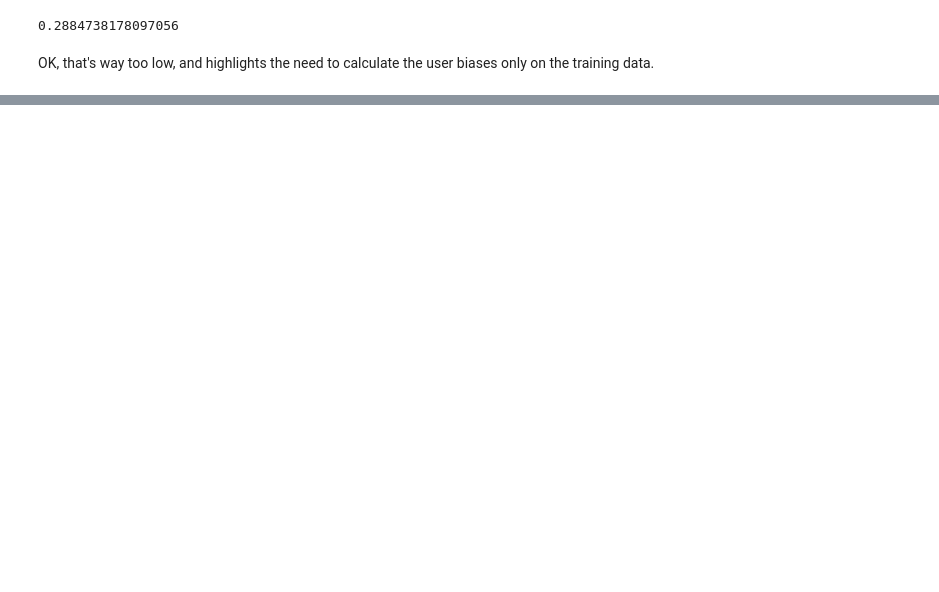
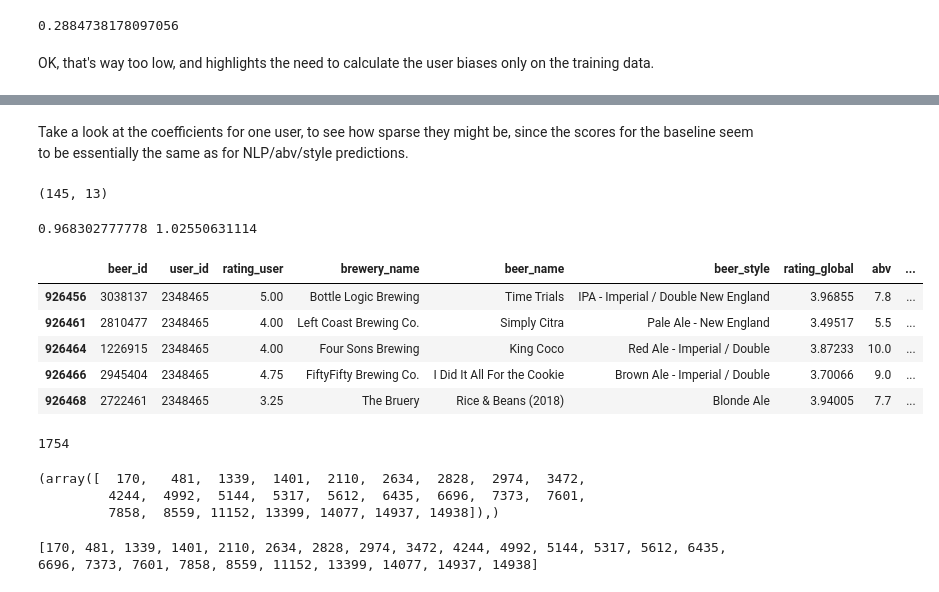
Before and after one commit to ebhtra/springboard, a Jupyter notebook: capstone_1/DescriptionNLP.ipynb, the cells around one changed output, grey strips where cells are left out. Saved outputs shown, nothing was run; the diff lists cells and outputs as text; code cells hidden in the pictures; blank space fills up the shorter version.

```diff
--- a/capstone_1/DescriptionNLP.ipynb
+++ b/capstone_1/DescriptionNLP.ipynb
@@ -575,0 +880,7 @@ OK, that's way too low, and highlights the need to calculate the user biases onl
+# %%
+# try a different sample
+np.random.seed(1)
+sample500 = np.random.choice(fiveplus.user_id.unique(), 500)
+fiveplus['sampled'] = fiveplus.user_id.apply(lambda uid: uid in sample500)
+sample500_scores = test_last(fiveplus[fiveplus.sampled], vecs, beer_id_to_vecs_index, rando=1)
+print(np.mean([val for val in sample500_scores.values()], axis=0))
@@ -575,0 +893,56 @@ OK, that's way too low, and highlights the need to calculate the user biases onl
+# %% [markdown]
+Take a look at the coefficients for one user, to see how sparse they might be, since the scores for the baseline seem to be essentially the same as for NLP/abv/style predictions.
+# %%
+u = sample500[-1]
+udf = fiveplus[fiveplus.user_id == u]
+udf.shape
+# %% [output]
+(145, 13)
+# %%
+ratings = len(udf)
+# use the last rating only as test
+split = ratings - 1
+utrain = udf.iloc[:split, :]
+utest = udf.iloc[split:, :]
+# make the corresponding split to the vector indices, vi
+vi = udf.beer_id.map(beer_id_to_vecs_index)
+trainvecs = vecs[vi[:split], :]
+testvecs = vecs[vi[split:], :]
+# calculate the user's avg generosity/stinginess towards KNOWN ratings
+known_bias = utrain.beer_bias.mean()
+train_targets = utrain.beer_bias - known_bias
+
+stop_early = len(utrain) > 10
+model = SGDRegressor(penalty='elasticnet', early_stopping=stop_early, validation_fraction=0.1,
+                     random_state=1, max_iter=500, tol=1e-5, l1_ratio=0.15)
+model.fit(trainvecs, train_targets)
+
+preds = model.predict(testvecs)
+baseline_preds = utest.rating_global + known_bias
+nlp_preds = (0.3 + 1 / trainvecs.shape[0]) * preds + baseline_preds
+
+diffs_base = baseline_preds - utest.rating_user
+sumsq = np.dot(diffs_base, diffs_base)
+rmse_base = np.sqrt(sumsq / len(diffs_base))
+
+diffs_nlp = nlp_preds - utest.rating_user
+sumsq = np.dot(diffs_nlp, diffs_nlp)
+rmse_nlp = np.sqrt(sumsq / len(diffs_nlp))
+
+print(rmse_base, rmse_nlp)
+# %% [output]
+0.968302777778 1.02550631114
+# %%
+udf.tail()
+# %% [output]
+|  | beer_id | user_id | rating_user | brewery_name | beer_name | beer_style | rating_global | abv | ... |
+| 926456 | 3038137 | 2348465 | 5.00 | Bottle Logic Brewing | Time Trials | IPA - Imperial / Double New England | 3.96855 | 7.8 | ... |
+| 926461 | 2810477 | 2348465 | 4.00 | Left Coast Brewing Co. | Simply Citra | Pale Ale - New England | 3.49517 | 5.5 | ... |
+| 926464 | 1226915 | 2348465 | 4.00 | Four Sons Brewing | King Coco | Red Ale - Imperial / Double | 3.87233 | 10.0 | ... |
+| 926466 | 2945404 | 2348465 | 4.75 | FiftyFifty Brewing Co. | I Did It All For the Cookie | Brown Ale - Imperial / Double | 3.70066 | 9.0 | ... |
+| 926468 | 2722461 | 2348465 | 3.25 | The Bruery | Rice & Beans (2018) | Blonde Ale | 3.94005 | 7.7 | ... |
+# %%
+# how many terms were weighted in the trained model?
+len(np.nonzero(model.coef_)[0])
+# %% [output]
+1754
@@ -575,0 +954,6 @@ OK, that's way too low, and highlights the need to calculate the user biases onl
+# %%
+np.nonzero(vect)
+# %% [output]
+(array([  170,   481,  1339,  1401,  2110,  2634,  2828,  2974,  3472,
+         4244,  4992,  5144,  5317,  5612,  6435,  6696,  7373,  7601,
+         7858,  8559, 11152, 13399, 14077, 14937, 14938]),)
@@ -575,0 +962,4 @@ OK, that's way too low, and highlights the need to calculate the user biases onl
+# %%
+print(weighted)
+# %% [output]
+[170, 481, 1339, 1401, 2110, 2634, 2828, 2974, 3472, 4244, 4992, 5144, 5317, 5612, 6435, 6696, 7373, 7601, 7858, 8559, 11152, 13399, 14077, 14937, 14938]
```
Also changed, not shown: parts of 82 cells of this notebook.
